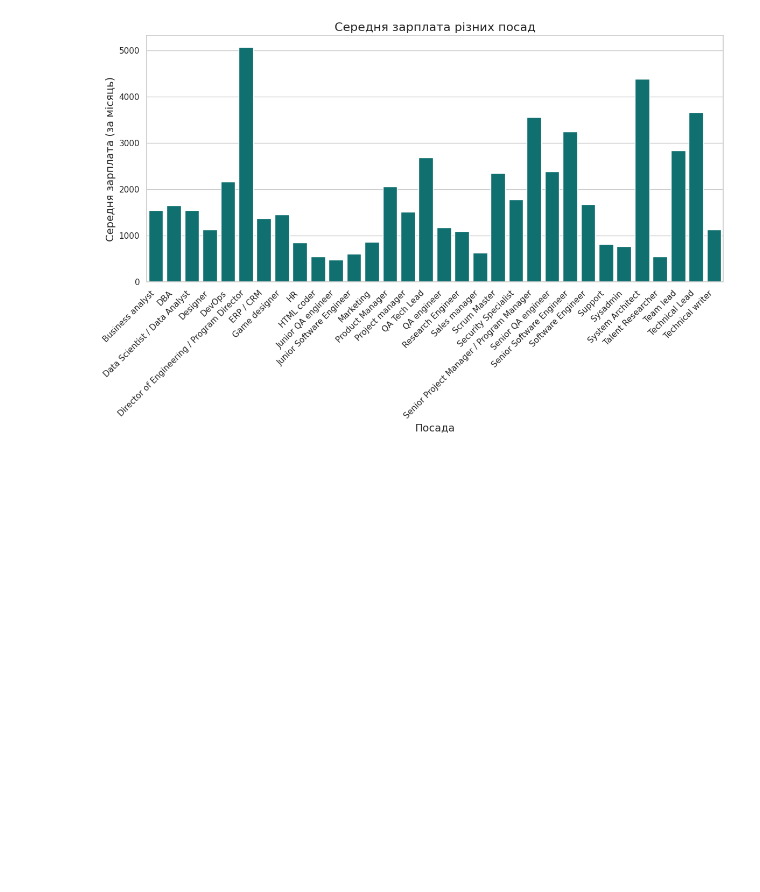
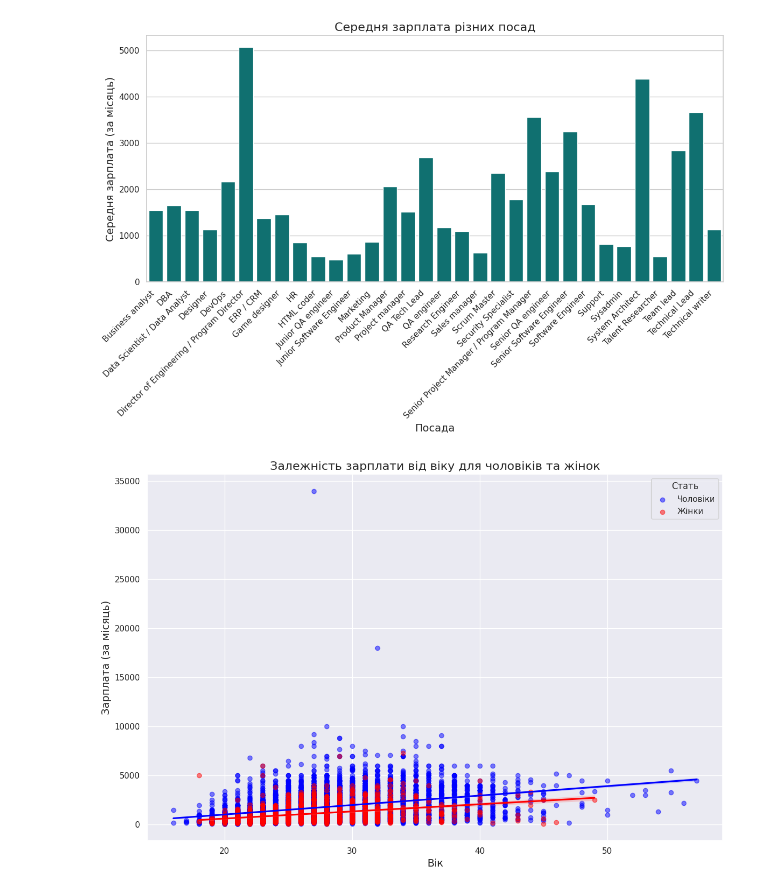
Before and after one commit to OlhaYastrebova/goit-ds-hw, a Jupyter notebook: Hw5_2.ipynb, the cells around one changed output. Saved outputs shown, nothing was run; the diff lists cells and outputs as text; code cells hidden in the pictures; blank space fills up the shorter version.

```diff
--- a/Hw5_2.ipynb
+++ b/Hw5_2.ipynb
@@ -360,3 +360,54 @@ plt.tight_layout()
 plt.show()
 # %% [output]
 [figure]
+# %%
+import pandas as pd
+import matplotlib.pyplot as plt
+import seaborn as sns
+
+# Читання CSV-файлу
+df = pd.read_csv('/content/2017_jun_final.csv')
+
+# Налаштування стилю графіка
+sns.set(style="darkgrid")
+
+# Створення фігури та осей
+plt.figure(figsize=(12, 8))
+
+# Побудова графіка для чоловіків
+sns.regplot(
+    x='Вік',
+    y='Зарплата на місяць',
+    data=df[df['Стать'] == 'чоловіча'],
+    scatter=True,
+    color='blue',
+    label='Чоловіки',
+    line_kws={'color': 'blue'},
+    scatter_kws={'alpha': 0.5}
+)
+
+# Побудова графіка для жінок
+sns.regplot(
+    x='Вік',
+    y='Зарплата на місяць',
+    data=df[df['Стать'] == 'жіноча'],
+    scatter=True,
+    color='red',
+    label='Жінки',
+    line_kws={'color': 'red'},
+    scatter_kws={'alpha': 0.5}
+)
+
+# Налаштування заголовка та підписів
+plt.title('Залежність зарплати від віку для чоловіків та жінок', fontsize=16)
+plt.xlabel('Вік', fontsize=14)
+plt.ylabel('Зарплата (за місяць)', fontsize=14)
+
+# Додавання легенди
+plt.legend(title='Стать')
+
+# Показати графік
+plt.tight_layout()
+plt.show()
+# %% [output]
+[figure, added]
```
Also changed, not shown: parts of 3 cells of this notebook.
